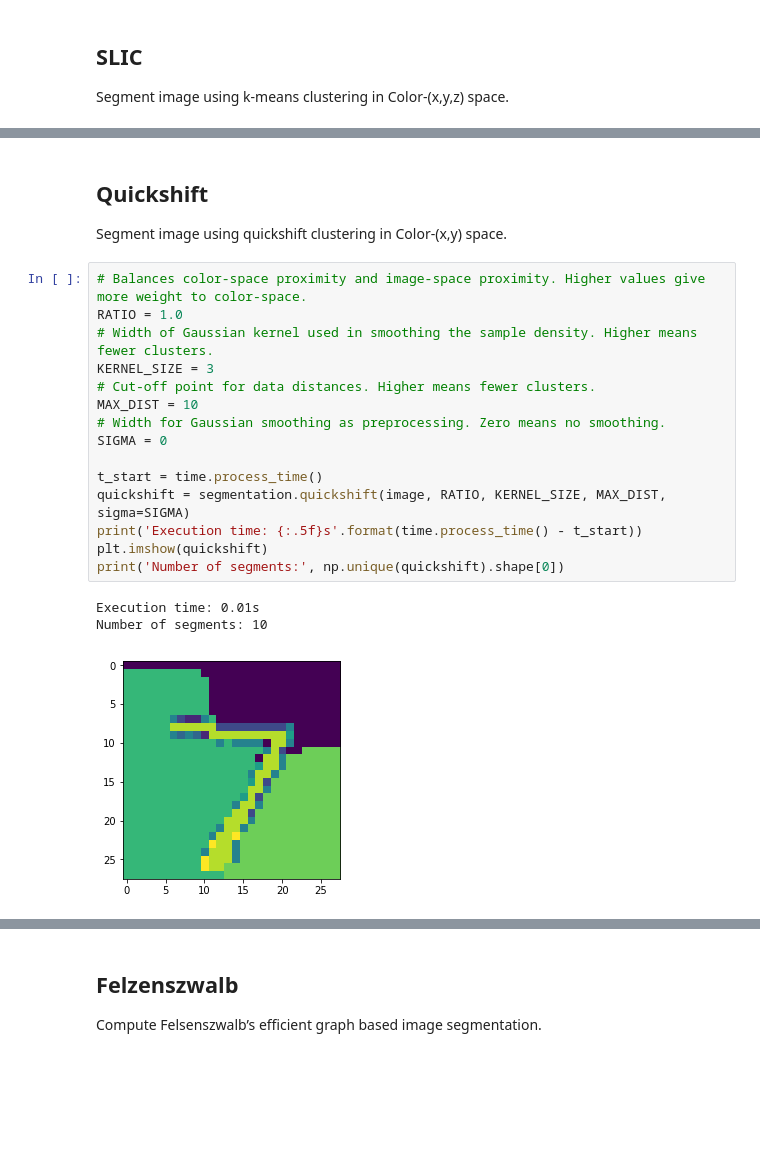
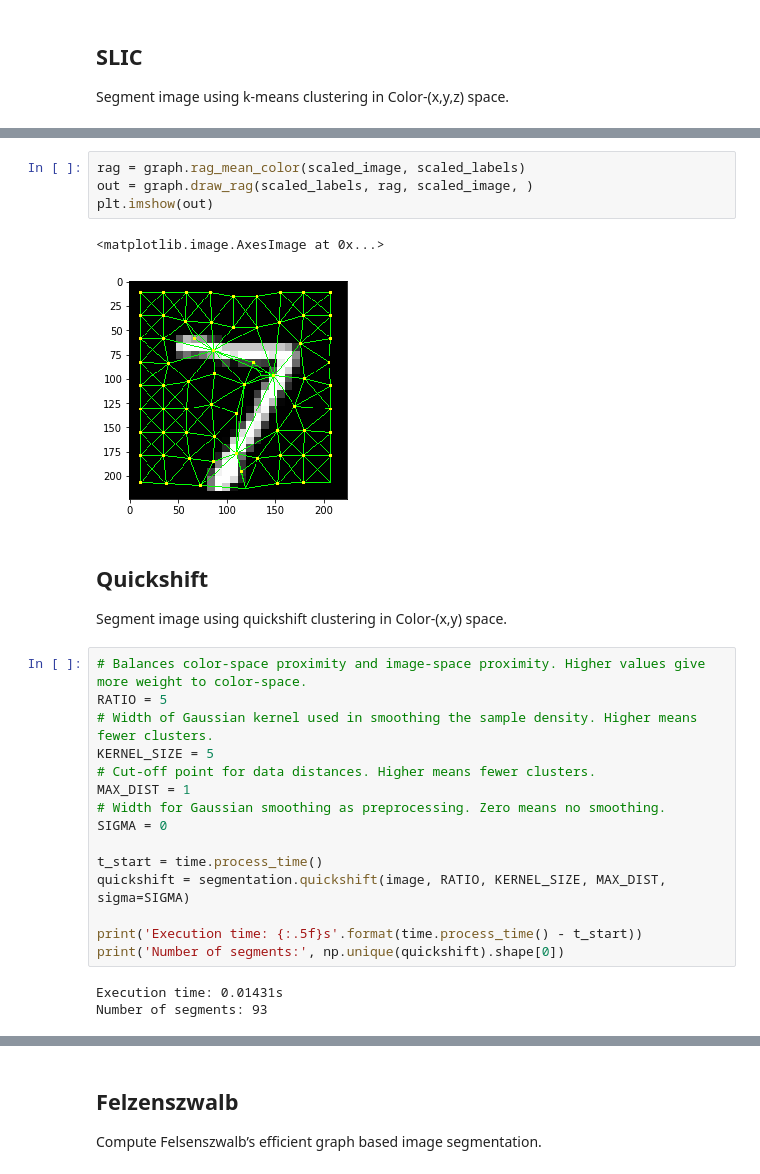
Before and after one commit to rusty1s/embedded_gcnn, a Jupyter notebook: notebooks/superpixel.ipynb, the cells around one changed output, grey strips where cells are left out. Saved outputs shown, nothing was run; the diff lists cells and outputs as text; blank space fills up the shorter version.

```diff
--- a/notebooks/superpixel.ipynb
+++ b/notebooks/superpixel.ipynb
@@ -63,22 +83,28 @@ Number of segments: 68
+# %%
+rag = graph.rag_mean_color(scaled_image, scaled_labels)
+out = graph.draw_rag(scaled_labels, rag, scaled_image, )
+plt.imshow(out)
+# %% [output]
+<matplotlib.image.AxesImage at 0x...>
+[figure, added]
 # %% [markdown]
 ## Quickshift
 Segment image using quickshift clustering in Color-(x,y) space.
 # %%
 # Balances color-space proximity and image-space proximity. Higher values give more weight to color-space.
-RATIO = 1.0
+RATIO = 5
 # Width of Gaussian kernel used in smoothing the sample density. Higher means fewer clusters.
-KERNEL_SIZE = 3
+KERNEL_SIZE = 5
 # Cut-off point for data distances. Higher means fewer clusters.
-MAX_DIST = 10
+MAX_DIST = 1
 # Width for Gaussian smoothing as preprocessing. Zero means no smoothing.
 SIGMA = 0
 
 t_start = time.process_time()
 quickshift = segmentation.quickshift(image, RATIO, KERNEL_SIZE, MAX_DIST, sigma=SIGMA)
+
 print('Execution time: {:.5f}s'.format(time.process_time() - t_start))
-plt.imshow(quickshift)
 print('Number of segments:', np.unique(quickshift).shape[0])
 # %% [output]
-Execution time: 0.01s
-Number of segments: 10
+Execution time: 0.01431s
+Number of segments: 93
-[figure, removed]
```
Also changed, not shown: parts of 14 cells of this notebook.
